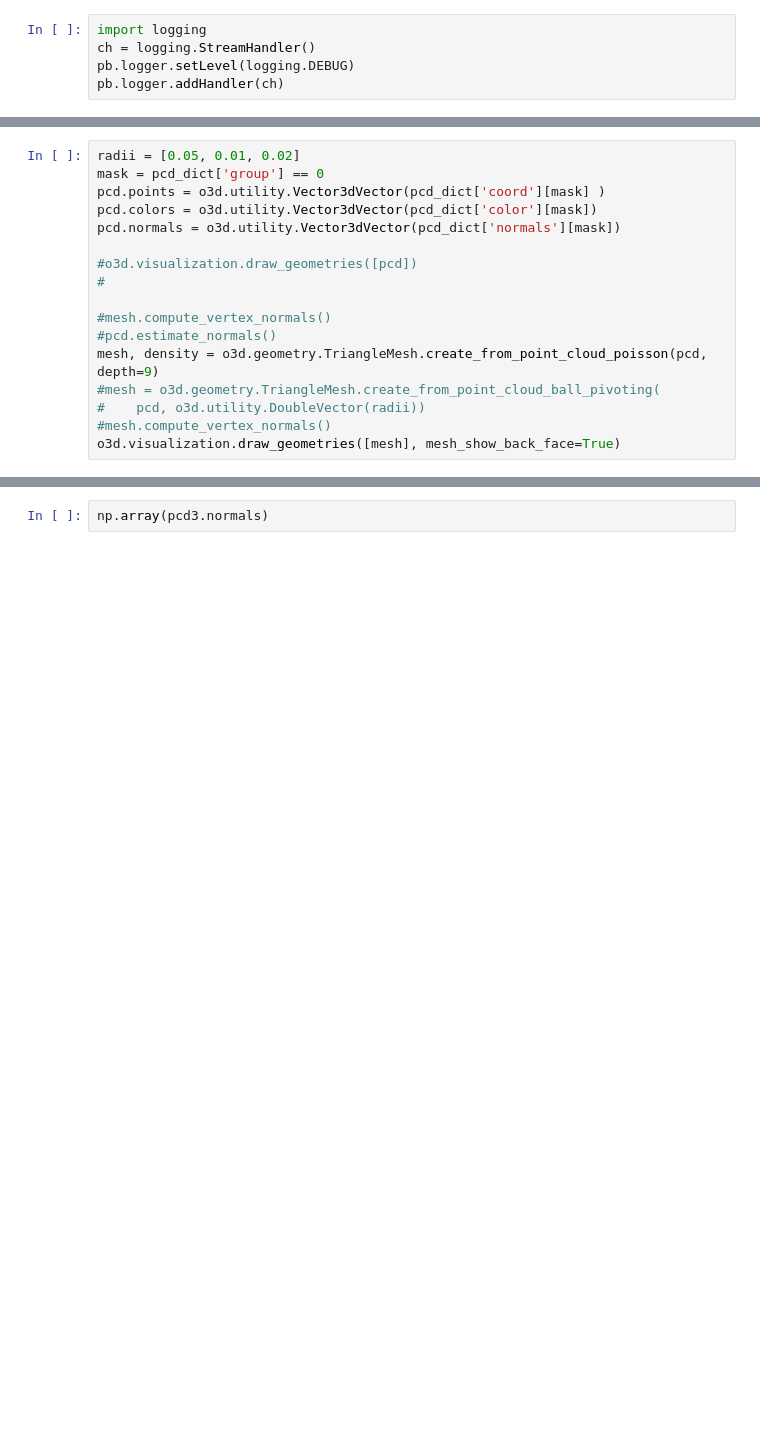
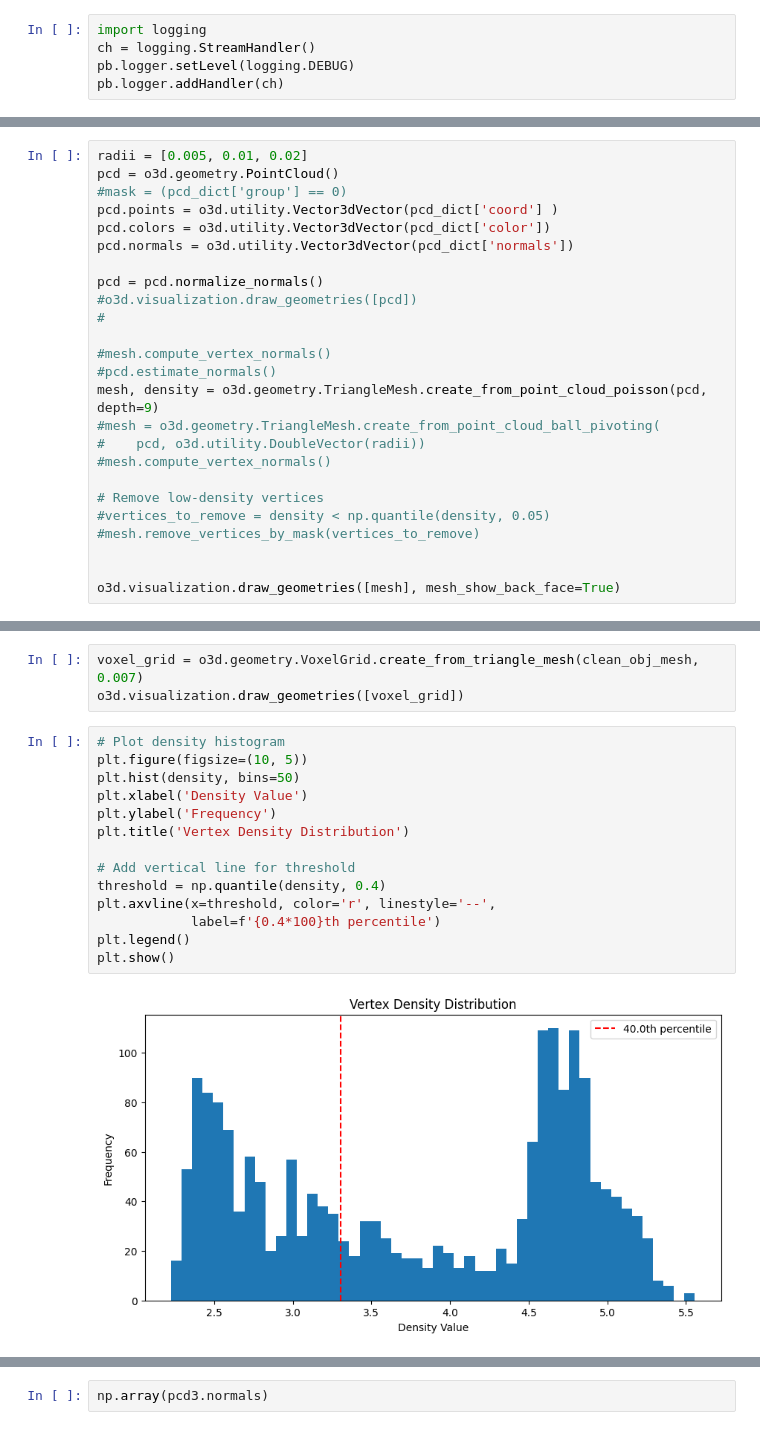
Before and after one commit to DaveLearn/SegmentAnything3D, a Jupyter notebook: test.ipynb, the cells around one changed output, grey strips where cells are left out. Drawn from its saved outputs; the diff is of its cells as text; blank space fills up the shorter version.

```diff
--- a/test.ipynb
+++ b/test.ipynb
@@ -78,10 +103,12 @@ o3d.visualization.draw_geometries([mesh], mesh_show_back_face=True)
 # %%
-radii = [0.05, 0.01, 0.02]
-mask = pcd_dict['group'] == 0
-pcd.points = o3d.utility.Vector3dVector(pcd_dict['coord'][mask] )
-pcd.colors = o3d.utility.Vector3dVector(pcd_dict['color'][mask])
-pcd.normals = o3d.utility.Vector3dVector(pcd_dict['normals'][mask])
+radii = [0.005, 0.01, 0.02]
+pcd = o3d.geometry.PointCloud()
+#mask = (pcd_dict['group'] == 0)
+pcd.points = o3d.utility.Vector3dVector(pcd_dict['coord'] )
+pcd.colors = o3d.utility.Vector3dVector(pcd_dict['color'])
+pcd.normals = o3d.utility.Vector3dVector(pcd_dict['normals'])
 
+pcd = pcd.normalize_normals()
 #o3d.visualization.draw_geometries([pcd])
 #
 
@@ -91,6 +118,12 @@ mesh, density = o3d.geometry.TriangleMesh.create_from_point_cloud_poisson(pcd, d
 #mesh = o3d.geometry.TriangleMesh.create_from_point_cloud_ball_pivoting(
 #    pcd, o3d.utility.DoubleVector(radii))
 #mesh.compute_vertex_normals()
+
+# Remove low-density vertices
+#vertices_to_remove = density < np.quantile(density, 0.05)
+#mesh.remove_vertices_by_mask(vertices_to_remove)
+
+
 o3d.visualization.draw_geometries([mesh], mesh_show_back_face=True)
 # %% [output]
 [WARNING] /root/Open3D/build/poisson/src/ext_poisson/PoissonRecon/Src/FEMTree.Initialize.inl (Line 193)
@@ -99,2 +249,21 @@ o3d.visualization.draw_geometries([mesh], mesh_show_back_face=True)
+# %%
+voxel_grid = o3d.geometry.VoxelGrid.create_from_triangle_mesh(clean_obj_mesh, 0.007)
+o3d.visualization.draw_geometries([voxel_grid])
+# %%
+# Plot density histogram
+plt.figure(figsize=(10, 5))
+plt.hist(density, bins=50)
+plt.xlabel('Density Value')
+plt.ylabel('Frequency')
+plt.title('Vertex Density Distribution')
+
+# Add vertical line for threshold
+threshold = np.quantile(density, 0.4)
+plt.axvline(x=threshold, color='r', linestyle='--',
+            label=f'{0.4*100}th percentile')
+plt.legend()
+plt.show()
+# %% [output]
+[figure, added]
 # %%
 o3d.visualization.draw_geometries([pcd], point_show_normal=True)
```
Also changed, not shown: parts of 32 cells of this notebook, 4 other files.
